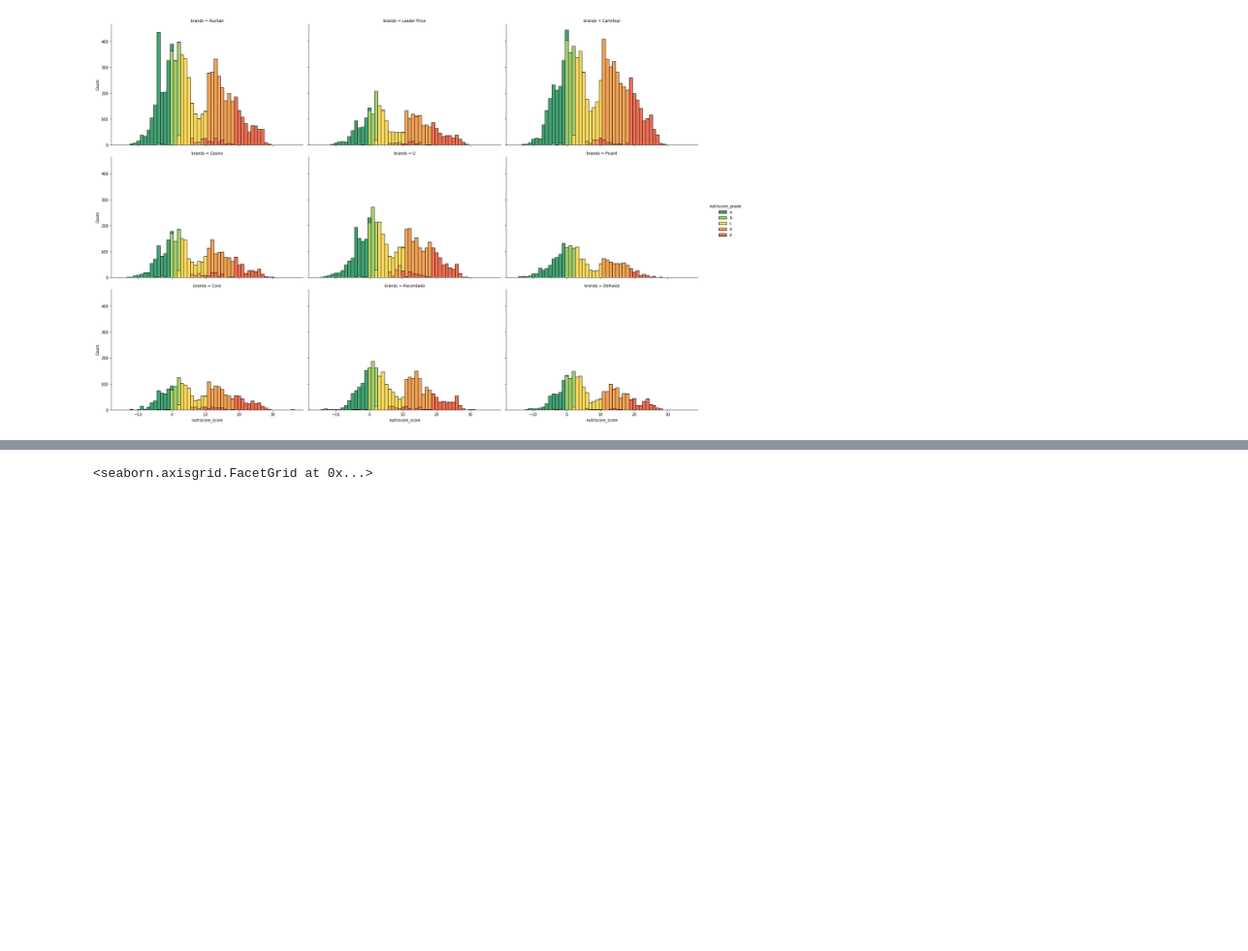
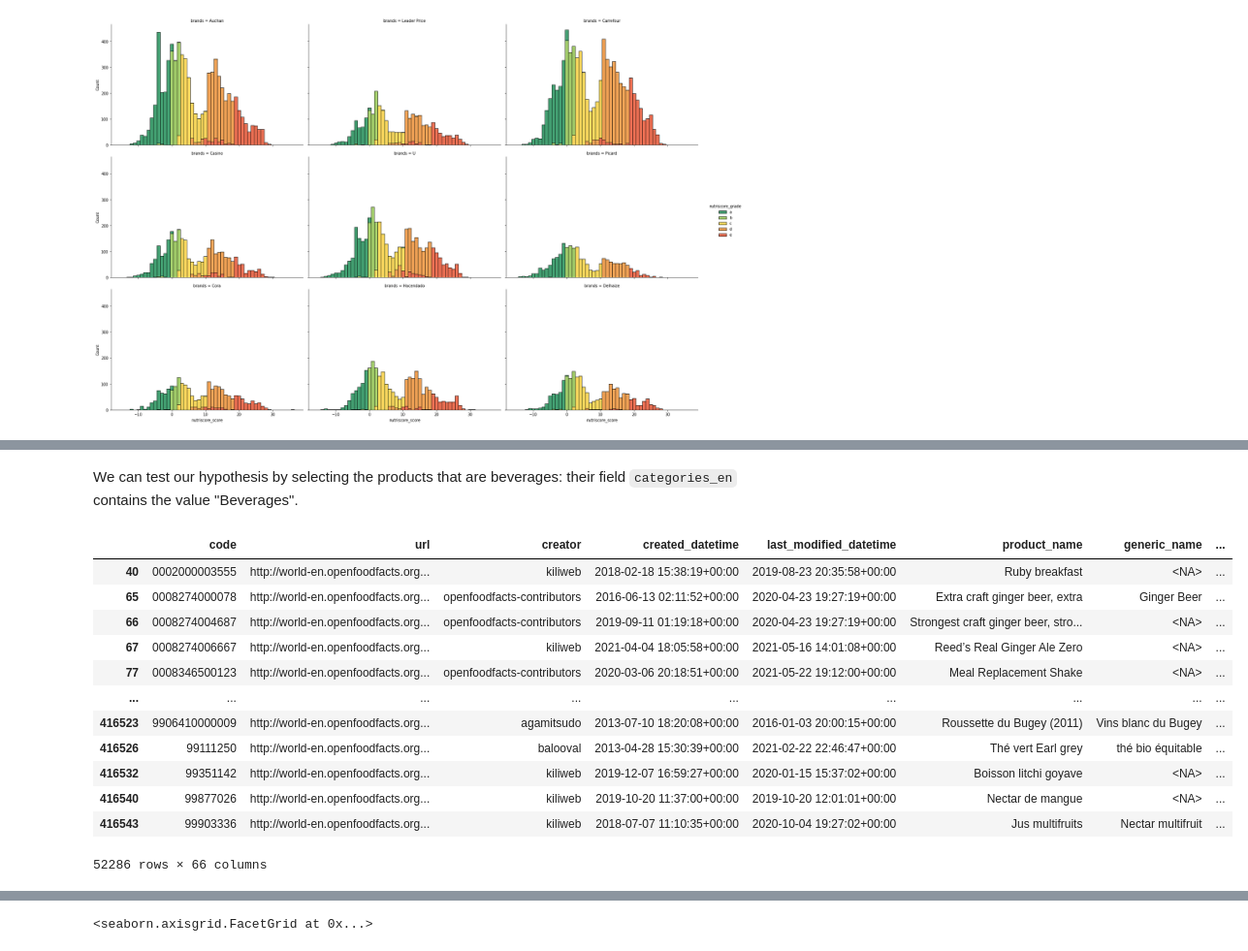
Before and after one commit to moreymat/scpo-data-science-bootcamp, a Jupyter notebook: notebooks-answers/3_dataviz.ipynb, the cells around one changed output, grey strips where cells are left out. Shown: that part at 97% size. Drawn from its saved outputs; the diff is of its cells as text; code cells hidden in the pictures; blank space fills up the shorter version.

```diff
--- a/notebooks-answers/3_dataviz.ipynb
+++ b/notebooks-answers/3_dataviz.ipynb
@@ -266,0 +277,19 @@ sns.displot(data=df_top_brands, x='nutriscore_score', discrete=True,
+# %% [markdown]
+We can test our hypothesis by selecting the products that are beverages: their field `categories_en` contains the value "Beverages".
+# %%
+df_bev = df[df["categories_en"].str.contains("Beverages")]
+df_bev
+# %% [output]
+|  | code | url | creator | created_datetime | last_modified_datetime | product_name | generic_name | ... |
+| 40 | 0002000003555 | http://world-en.openfoodfacts.org... | kiliweb | 2018-02-18 15:38:19+00:00 | 2019-08-23 20:35:58+00:00 | Ruby breakfast | <NA> | ... |
+| 65 | 0008274000078 | http://world-en.openfoodfacts.org... | openfoodfacts-contributors | 2016-06-13 02:11:52+00:00 | 2020-04-23 19:27:19+00:00 | Extra craft ginger beer, extra | Ginger Beer | ... |
+| 66 | 0008274004687 | http://world-en.openfoodfacts.org... | openfoodfacts-contributors | 2019-09-11 01:19:18+00:00 | 2020-04-23 19:27:19+00:00 | Strongest craft ginger beer, stro... | <NA> | ... |
+| 67 | 0008274006667 | http://world-en.openfoodfacts.org... | kiliweb | 2021-04-04 18:05:58+00:00 | 2021-05-16 14:01:08+00:00 | Reed’s Real Ginger Ale Zero | <NA> | ... |
+| 77 | 0008346500123 | http://world-en.openfoodfacts.org... | openfoodfacts-contributors | 2020-03-06 20:18:51+00:00 | 2021-05-22 19:12:00+00:00 | Meal Replacement Shake | <NA> | ... |
+| ... | ... | ... | ... | ... | ... | ... | ... | ... |
+| 416523 | 9906410000009 | http://world-en.openfoodfacts.org... | agamitsudo | 2013-07-10 18:20:08+00:00 | 2016-01-03 20:00:15+00:00 | Roussette du Bugey (2011) | Vins blanc du Bugey | ... |
+| 416526 | 99111250 | http://world-en.openfoodfacts.org... | balooval | 2013-04-28 15:30:39+00:00 | 2021-02-22 22:46:47+00:00 | Thé vert Earl grey | thé bio équitable | ... |
+| 416532 | 99351142 | http://world-en.openfoodfacts.org... | kiliweb | 2019-12-07 16:59:27+00:00 | 2020-01-15 15:37:02+00:00 | Boisson litchi goyave | <NA> | ... |
+| 416540 | 99877026 | http://world-en.openfoodfacts.org... | kiliweb | 2019-10-20 11:37:00+00:00 | 2019-10-20 12:01:01+00:00 | Nectar de mangue | <NA> | ... |
+| 416543 | 99903336 | http://world-en.openfoodfacts.org... | kiliweb | 2018-07-07 11:10:35+00:00 | 2020-10-04 19:27:02+00:00 | Jus multifruits | Nectar multifruit | ... |
+52286 rows × 66 columns
```
Also changed, not shown: parts of 20 cells of this notebook.
